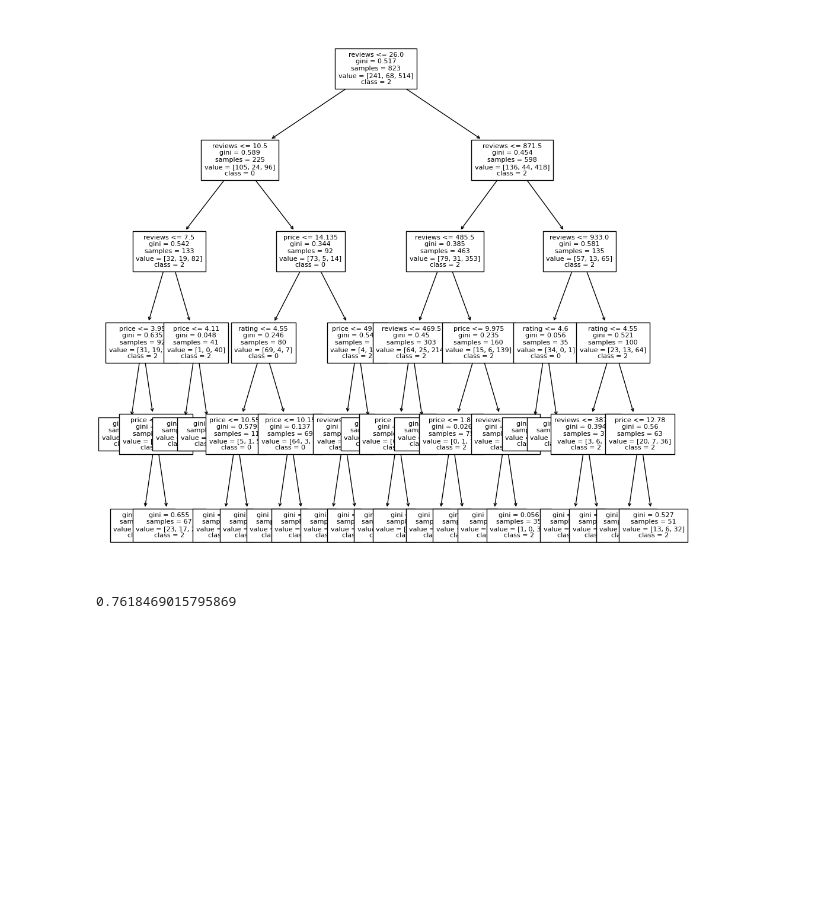
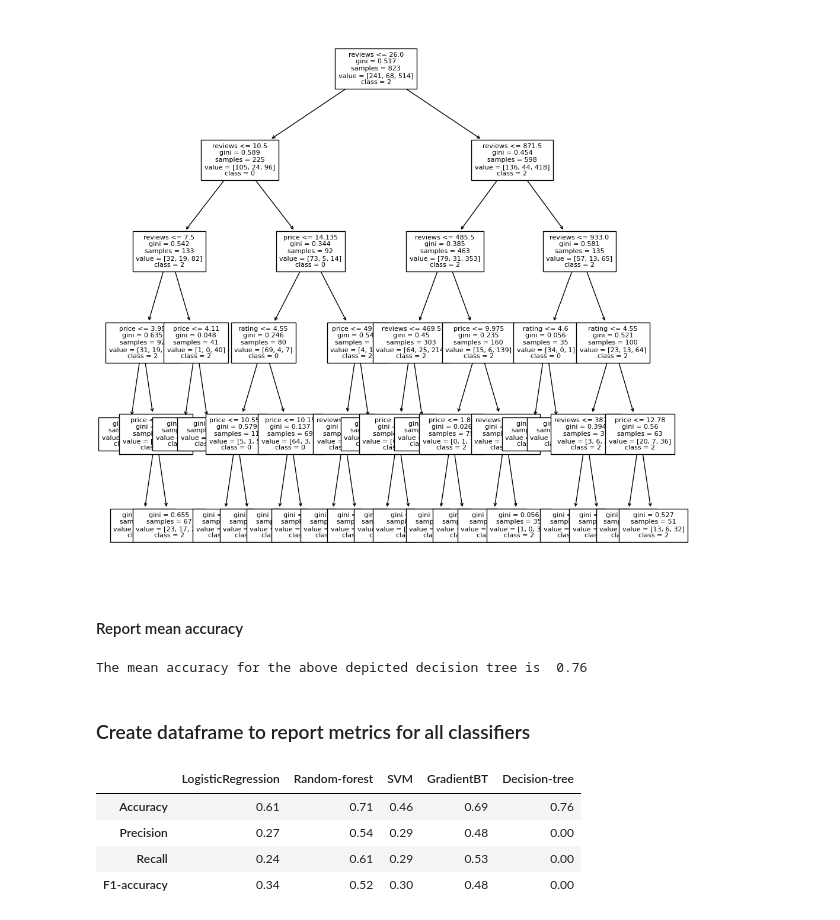
Before and after one commit to pouria1337/Coffee-Dataset-data-analysis, a Jupyter notebook: Machine-learning (Classification)/ML.ipynb, the cells around one changed output. Saved outputs shown, nothing was run; the diff lists cells and outputs as text; code cells hidden in the pictures; blank space fills up the shorter version.

Commit message:
Clean code, add general dataframe for metrics

```diff
--- a/Machine-learning (Classification)/ML.ipynb
+++ b/Machine-learning (Classification)/ML.ipynb
@@ -140,4 +149,4 @@ GradientBoostingTree classifier metrics for accuracy, precision, recall, and F1-
 # %%
 from sklearn import tree
-clf_tree = tree.DecisionTreeClassifier(max_depth=10)
+clf_tree = tree.DecisionTreeClassifier(max_depth=5)
 clf_tree = clf_tree.fit(X_np, y_np)
@@ -151,9 +162,3 @@ tree.plot_tree(clf_tree,
 plt.show()
 # %% [output]
 [figure]
-# %%
-clf_tree = tree.DecisionTreeClassifier(max_depth=5)
-clf_tree = clf_tree.fit(X_np, y_np)
-clf_tree.score(X_np, y_np)
-# %% [output]
-0.7618469015795869
@@ -161,0 +165,25 @@ metrics_df = pd.DataFrame(data = [w[0], w[-1]], index = ["Accuracy", "F1-accurac
+# %% [markdown]
+#### Report mean accuracy
+# %%
+dtree_score = clf_tree.score(X_np, y_np)
+print("The mean accuracy for the above depicted decision tree is ", round(dtree_score, 2))
+# %% [output]
+The mean accuracy for the above depicted decision tree is  0.76
+# %% [markdown]
+### Create dataframe to report metrics for all classifiers
+# %%
+metrics_df = pd.DataFrame({
+    "LogisticRegression": lr,
+    "Random-forest": rf,
+    "SVM": sv,
+    "GradientBT": gb,
+    "Decision-tree": [round(dtree_score, 2), 0, 0, 0]},
+    index = ["Accuracy", "Precision", "Recall", "F1-accuracy"]
+)
+metrics_df
+# %% [output]
+|  | LogisticRegression | Random-forest | SVM | GradientBT | Decision-tree |
+| Accuracy | 0.61 | 0.71 | 0.46 | 0.69 | 0.76 |
+| Precision | 0.27 | 0.54 | 0.29 | 0.48 | 0.00 |
+| Recall | 0.24 | 0.61 | 0.29 | 0.53 | 0.00 |
+| F1-accuracy | 0.34 | 0.52 | 0.30 | 0.48 | 0.00 |
```
Also changed, not shown: parts of 11 cells of this notebook.
